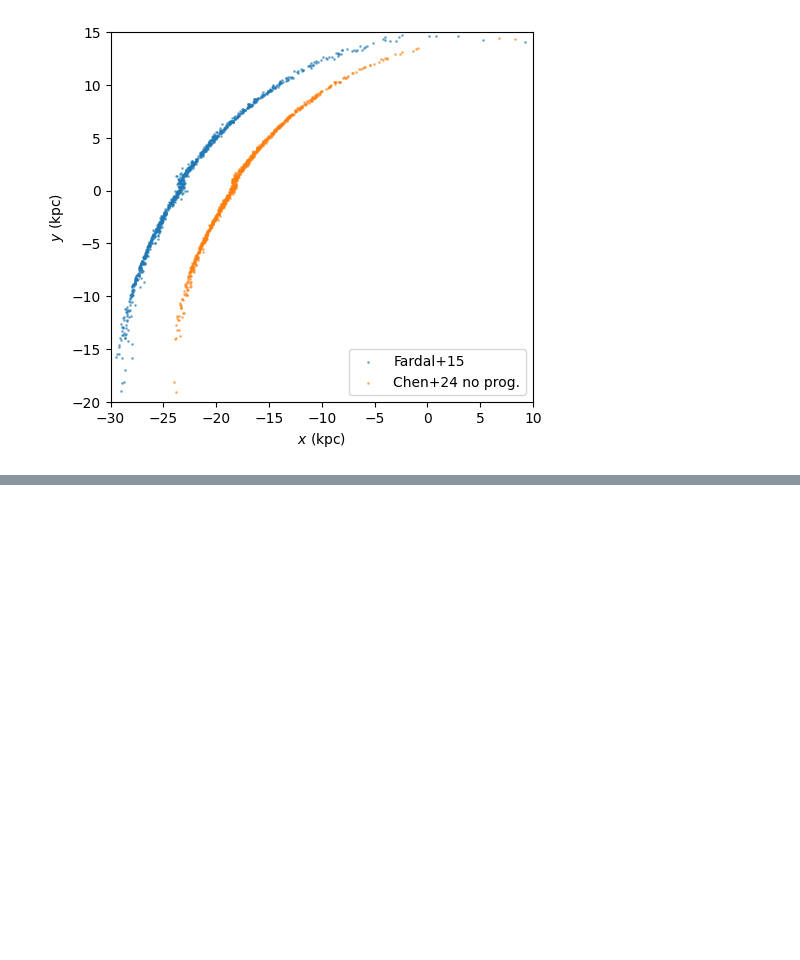
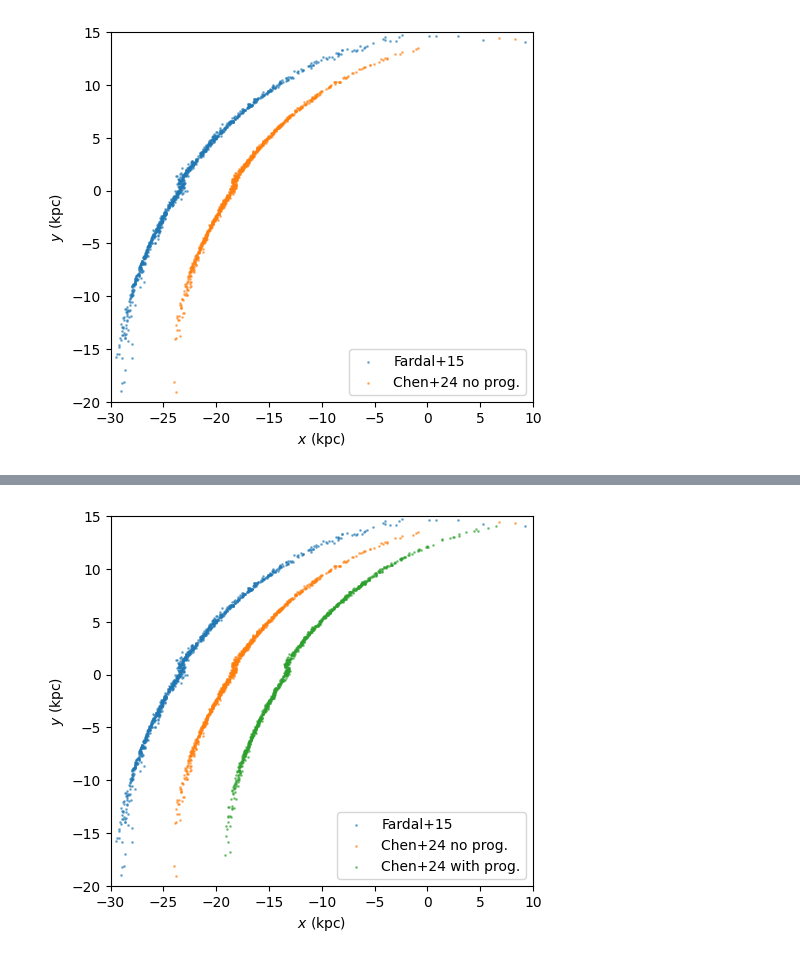
Before and after one commit to ybillchen/particle_spray, a Jupyter notebook: galax_stream.ipynb, the cells around one changed output, grey strips where cells are left out. Cells and saved outputs as stored; diff of their text form; code cells hidden in the pictures; blank space fills up the shorter version.

```diff
--- a/galax_stream.ipynb
+++ b/galax_stream.ipynb
@@ -63,0 +197,14 @@ plt.show()
+# %%
+plt.scatter(stream_f15.q.x.value-5, stream_f15.q.y.value, s=1, alpha=0.5, label='Fardal+15')
+plt.scatter(stream_c24.q.x.value, stream_c24.q.y.value, s=1, alpha=0.5, label='Chen+24 no prog.')
+plt.scatter(stream_c24b.q.x.value+5, stream_c24b.q.y.value, s=1, alpha=0.5, label='Chen+24 with prog.')
+
+plt.xlabel(r'$x\ ({\rm kpc})$')
+plt.ylabel(r'$y\ ({\rm kpc})$')
+plt.xlim(-30, 10)
+plt.ylim(-20, 15)
+plt.legend()
+plt.gca().set_aspect(1)
+plt.show()
+# %% [output]
+[figure, added]
```
Also changed, not shown: parts of 11 cells of this notebook.
